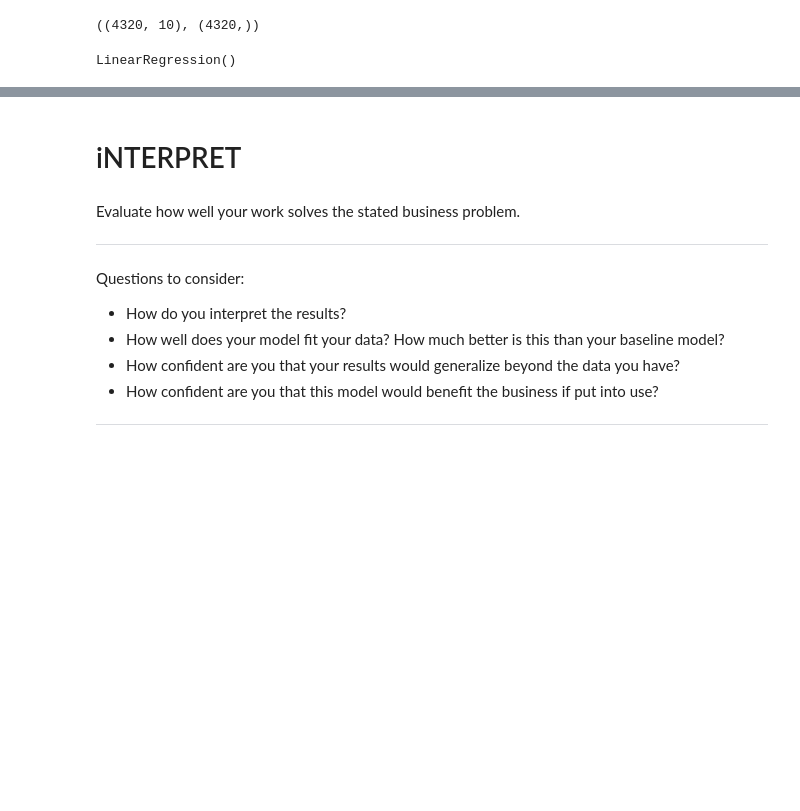
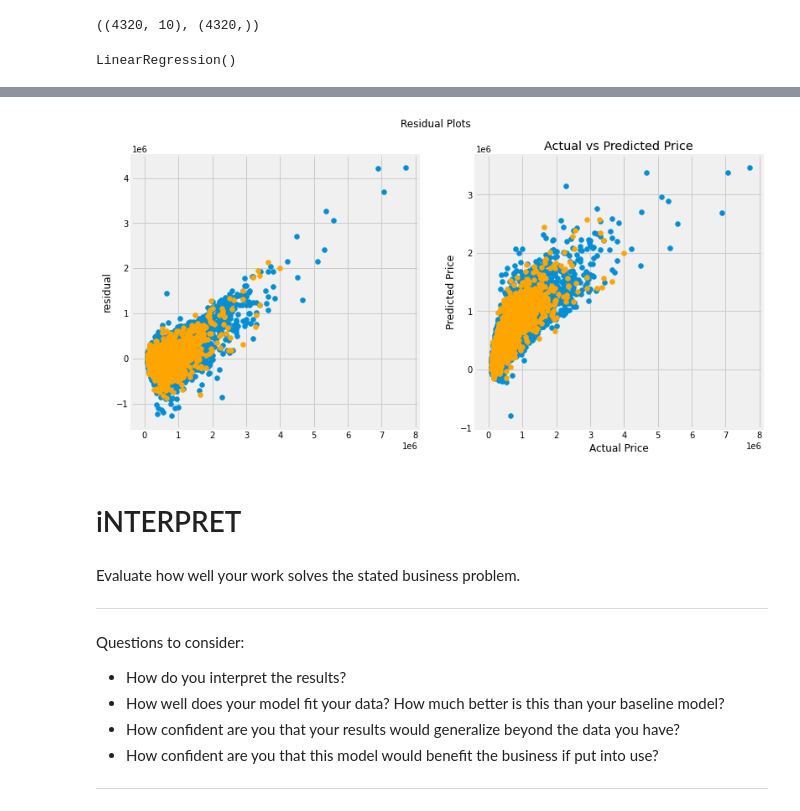
Before and after one commit to justinjhue/osemn-project-template, a Jupyter notebook: working project notebook.ipynb, the cells around one changed output, grey strips where cells are left out. Drawn from its saved outputs; the diff is of its cells as text; code cells hidden in the pictures; blank space fills up the shorter version.

```diff
--- a/working project notebook.ipynb
+++ b/working project notebook.ipynb
@@ -348,0 +352,20 @@ sns.scatterplot(Y_test, Y_pred)
+# %%
+data = df1
+X = data.drop(columns='price')
+y = data['price']
+# %%
+linreg = LinearRegression()
+X_train, X_test, y_train, y_test = train_test_split(X, y, test_size=0.2)
+linreg.fit(X_train, y_train)
+
+y_hat_train = linreg.predict(X_train)
+y_hat_test = linreg.predict(X_test)
+
+train_mse = mean_squared_error(y_train, y_hat_train)
+test_mse = mean_squared_error(y_test, y_hat_test)
+
+print("Train R2: ", linreg.score(X_train, y_train))
+print("Test R2: ", linreg.score(X_test, y_test))
+
+print("Train RMSE: ", train_mse**0.5)
+print("Test RMSE: ", test_mse**0.5)
@@ -349,3 +441,19 @@ sns.scatterplot(Y_test, Y_pred)
+# %%
+fig, axes = plt.subplots(1, 2, figsize=(12, 6))
+fig.suptitle('Residual Plots')
+
+axes[0].scatter(y_train, y_train-y_hat_train)
+axes[0].scatter(y_test, y_test-y_hat_test, color='orange')
+axes[0].set(xlabel='', ylabel='residual', title='')
+axes[0].hlines(0, xmin=5, xmax=50, colors='red')
+
+axes[1].scatter(y_train, y_hat_train)
+axes[1].scatter(y_test, y_hat_test, color='orange')
+axes[1].plot([10, 45], [10, 45], color='red', linestyle='-')
+axes[1].set(xlabel='Actual Price', ylabel='Predicted Price', title='Actual vs Predicted Price')
+fig.show()
+# %% [output]
+[figure, added]
 # %% [markdown]
 # iNTERPRET
 # %% [markdown]
```
Also changed, not shown: parts of 9 cells of this notebook, 3 other files.
